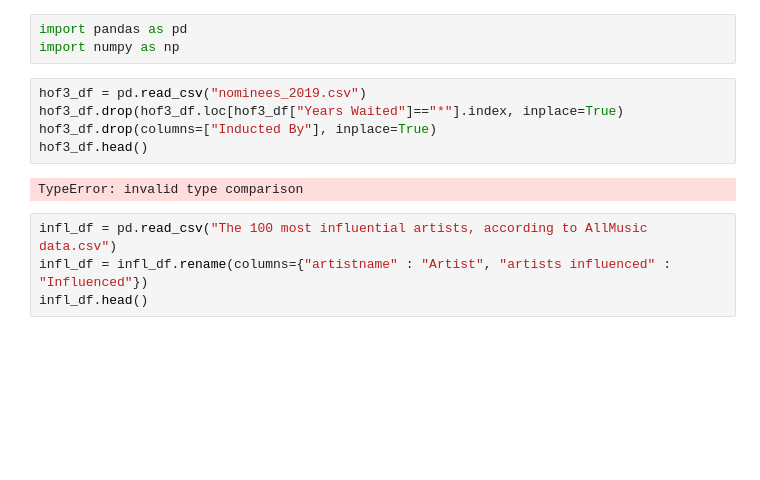
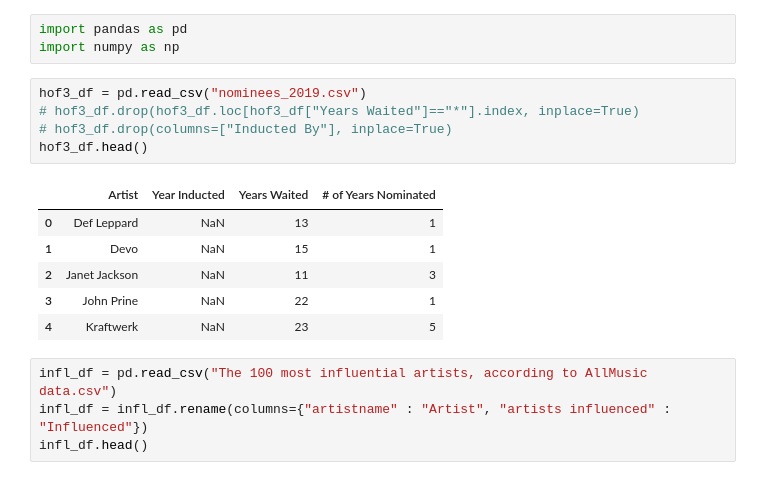
Before and after one commit to mborenstein128/Rock_Hall, a Jupyter notebook: 2019_class.ipynb, the cells around one changed output. Cells and saved outputs as stored; diff of their text form; blank space fills up the shorter version.

```diff
--- a/2019_class.ipynb
+++ b/2019_class.ipynb
@@ -3,11 +3,16 @@ import pandas as pd
 import numpy as np
 # %%
 hof3_df = pd.read_csv("nominees_2019.csv")
-hof3_df.drop(hof3_df.loc[hof3_df["Years Waited"]=="*"].index, inplace=True)
-hof3_df.drop(columns=["Inducted By"], inplace=True)
+# hof3_df.drop(hof3_df.loc[hof3_df["Years Waited"]=="*"].index, inplace=True)
+# hof3_df.drop(columns=["Inducted By"], inplace=True)
 hof3_df.head()
 # %% [output]
-TypeError: invalid type comparison
+|  | Artist | Year Inducted | Years Waited | # of Years Nominated |
+| 0 | Def Leppard | NaN | 13 | 1 |
+| 1 | Devo | NaN | 15 | 1 |
+| 2 | Janet Jackson | NaN | 11 | 3 |
+| 3 | John Prine | NaN | 22 | 1 |
+| 4 | Kraftwerk | NaN | 23 | 5 |
 # %%
 infl_df = pd.read_csv("The 100 most influential artists, according to AllMusic data.csv")
 infl_df = infl_df.rename(columns={"artistname" : "Artist", "artists influenced" : "Influenced"})
```
Also changed, not shown: parts of 7 cells of this notebook, 7 other files.
